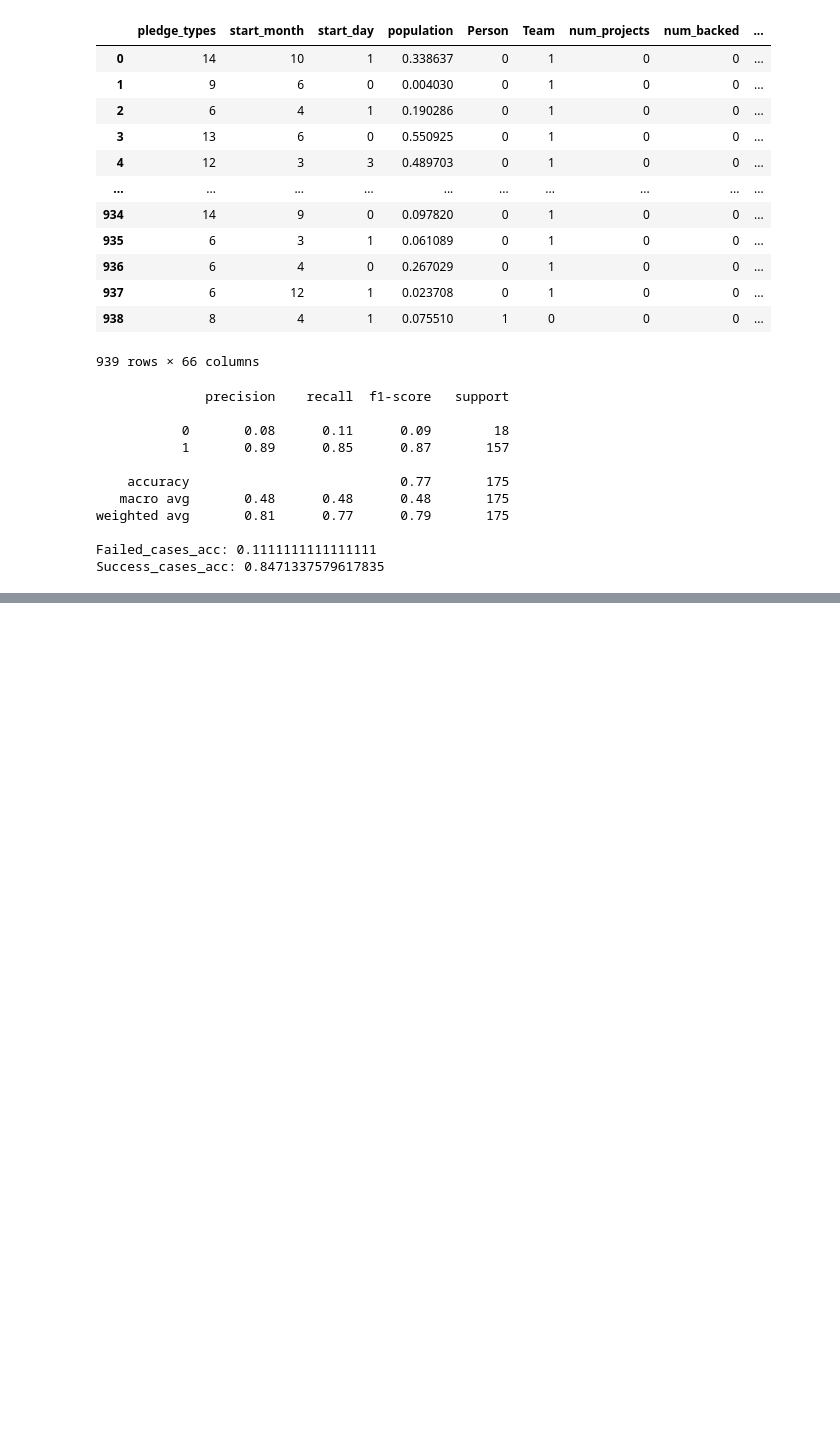
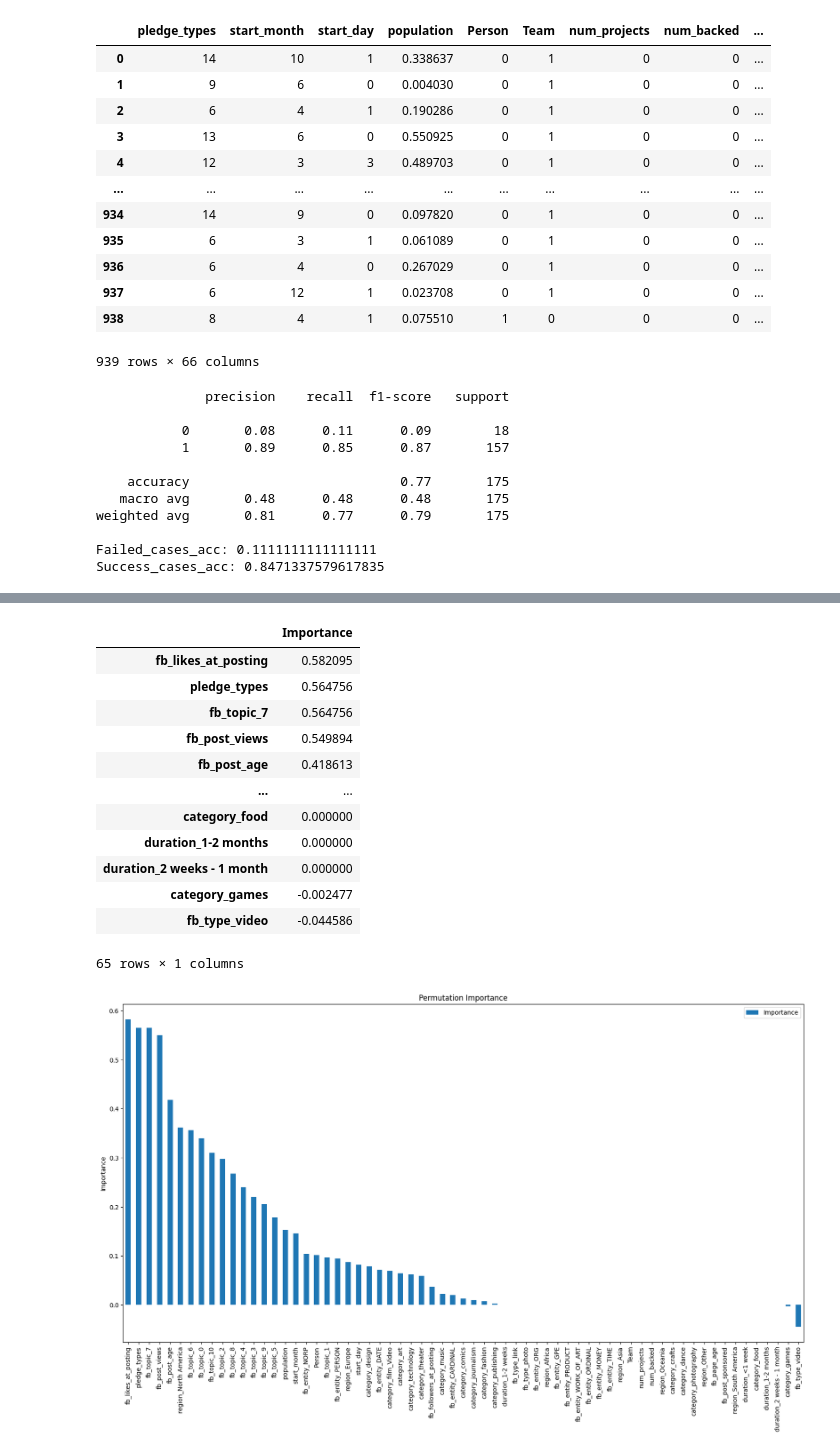
Before and after one commit to Akhil-Theerthala/Crowdfunding-Social-Media-Drivers, a Jupyter notebook: Modelling/ensemble_test.ipynb, the cells around one changed output, grey strips where cells are left out. Cells and saved outputs as stored; diff of their text form; code cells hidden in the pictures; blank space fills up the shorter version.

```diff
--- a/Modelling/ensemble_test.ipynb
+++ b/Modelling/ensemble_test.ipynb
@@ -189,0 +192,35 @@ Success_cases_acc: 0.8471337579617835
+# %%
+domain_post = pd.read_csv('/workspaces/Crowdfunding-Social-Media-Drivers/Data/final_datasets/domain_engagement.csv')
+X_train, X_test, y_train, y_test = train_test_split(domain_post.drop(target_cols, axis=1), domain_post[target_cols],
+                                                    test_size=0.2, random_state=42, stratify=domain_post.success)
+
+# Load the scaler
+scaler = MinMaxScaler()
+#load from scaler.pkl
+scaler = joblib.load('./02_success_engagement/domain_engagement_scaler.pkl')
+# scaler = joblib.load('./02_success_engagement/domain_post_scaler.pkl')
+
+
+# Scale the training and testing data
+X_train_scaled = scaler.fit_transform(X_train)
+X_test_scaled = scaler.transform(X_test)
+
+from sklearn.base import BaseEstimator, RegressorMixin
+
+class CustomEnsemble(BaseEstimator, RegressorMixin):
+    def __init__(self, model1, model2, model1_params=None, model2_params=None):
+        self.model1 = model1(**model1_params) if model1_params is not None else model1()
+        self.model2 = model2(**model2_params) if model2_params is not None else model2()
+
+    def fit(self, X, y):
+        # Predictions of model1 and model2
+        self.model1.fit(X, y)
+        model1_predictions = self.model1.predict(X)
+        stacked_X = np.column_stack((X, model1_predictions))
+        self.model2.fit(stacked_X, y)
+
+    def predict(self, X):
+        model1_predictions = self.model1.predict(X)
+        stacked_X = np.column_stack((X, model1_predictions))
+        model2_predictions = self.model2.predict(stacked_X)
+        return model2_predictions
@@ -189,0 +243,24 @@ Success_cases_acc: 0.8471337579617835
+# %%
+from success_utils import *
+model = CustomEnsemble(
+    model1=BalancedRandomForestClassifier,
+    model2=RUSBoostClassifier,
+)
+
+model = joblib.load('/workspaces/Crowdfunding-Social-Media-Drivers/Modelling/02_success_engagement/domain_post_success.pkl')
+plot_permutation_importance(model, X_test_scaled, y_test.success, imp_columns=X_test.columns)
+# %% [output]
+|  | Importance |
+| fb_likes_at_posting | 0.582095 |
+| pledge_types | 0.564756 |
+| fb_topic_7 | 0.564756 |
+| fb_post_views | 0.549894 |
+| fb_post_age | 0.418613 |
+| ... | ... |
+| category_food | 0.000000 |
+| duration_1-2 months | 0.000000 |
+| duration_2 weeks - 1 month | 0.000000 |
+| category_games | -0.002477 |
+| fb_type_video | -0.044586 |
+65 rows × 1 columns
+[figure, added]
```
Also changed, not shown: parts of 2 cells of this notebook, 5 other files.
